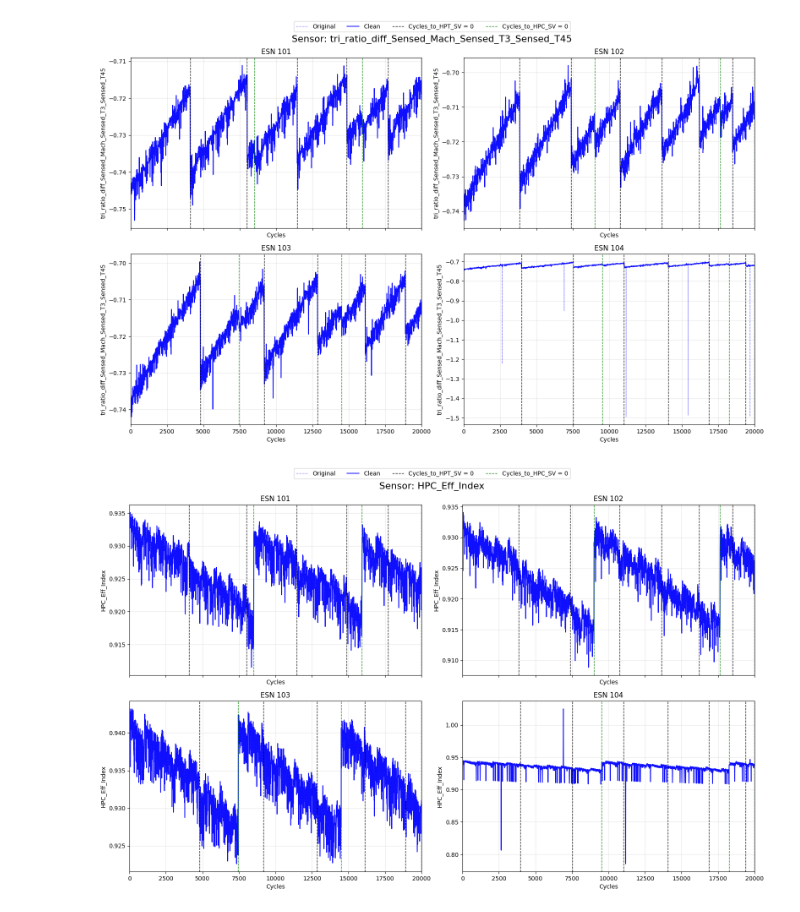
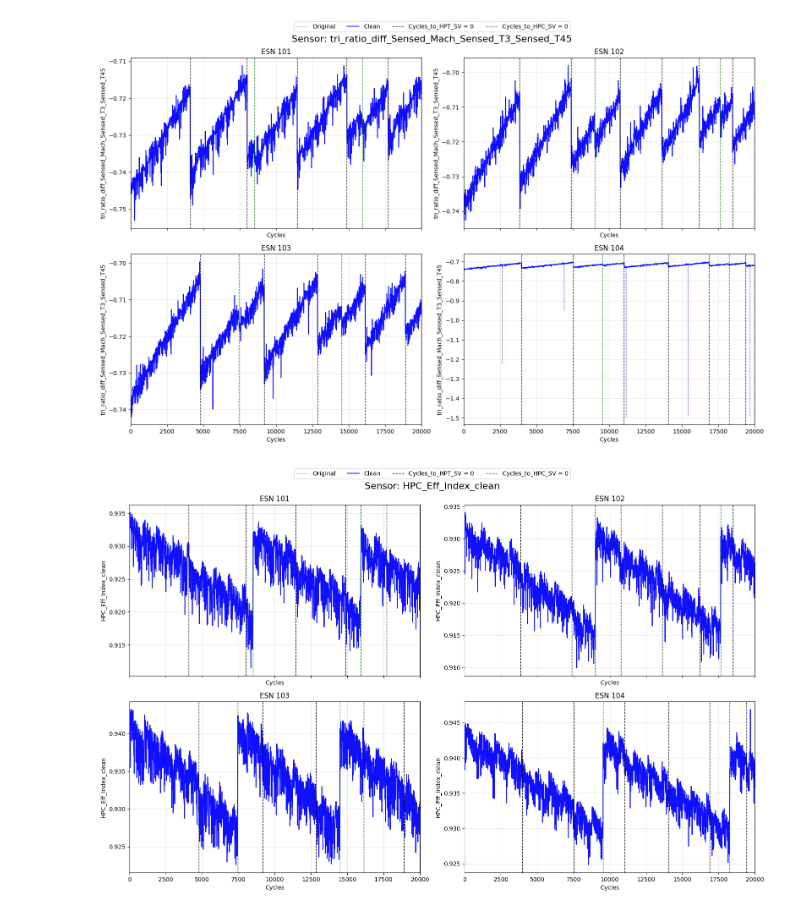
Before and after one commit to SbattellaMattia/PHM-North-America-2025-Conference-Data-Challenge, a Jupyter notebook: 1-Preprocessing/outlier_removal.ipynb, the cells around one changed output. Cells and saved outputs as stored; diff of their text form; code cells hidden in the pictures.

```diff
--- a/1-Preprocessing/outlier_removal.ipynb
+++ b/1-Preprocessing/outlier_removal.ipynb
@@ -143,8 +139,8 @@ df_targeted['HCLI'] = (df_targeted['Sensed_Ps3'] / df_targeted['Sensed_P25']) /
 
 sensor_to_plot = ['ratio_T3_T45', 'tri_ratio_diff_Sensed_Mach_Sensed_T3_Sensed_T45','HPC_Eff_Index_clean']
 
-snapshots_to_plot = [4]
-colors = {4: 'blue'}
+snapshots_to_plot = [6]
+colors = {6: 'blue'}
 
 
 for eid in engine_ids:
@@ -238,7 +234,7 @@ print(diff[df['ESN']==104].abs().max())
 sensor_to_plot = [
     'ratio_T3_T45',
     'tri_ratio_diff_Sensed_Mach_Sensed_T3_Sensed_T45',
-    'HPC_Eff_Index'
+    'HPC_Eff_Index_clean'
 ]
 
 snapshots_to_plot = [4]
@@ -294,31 +290,31 @@ for col in sensor_to_plot:
                     x=cycle_value,
                     linestyle='--',
                     linewidth=1,
                     color=event_colors[target],
                     alpha=0.9,
                     label=f'{target} = 0'
                 )
 
         ax.set_xlim(0, 20000)
         ax.set_title(f'ESN {eid}')
         ax.set_xlabel('Cycles')
         ax.set_ylabel(col)
         ax.grid(True, alpha=0.3)
 
     # ---- Legenda unica per figura ----
     handles, labels = axes[0].get_legend_handles_labels()
     unique = dict(zip(labels, handles))
 
     fig.legend(unique.values(),
                unique.keys(),
                loc='upper center',
                ncol=4,
                bbox_to_anchor=(0.5, 1.02))
 
     fig.suptitle(f'Sensor: {col}', fontsize=16)
     plt.tight_layout()
     plt.show()
 # %% [output]
 [figure]
 [figure]
-[figure, old version]
+[figure, new version]
```
Also changed, not shown: parts of 2 cells of this notebook, 1 other file.
